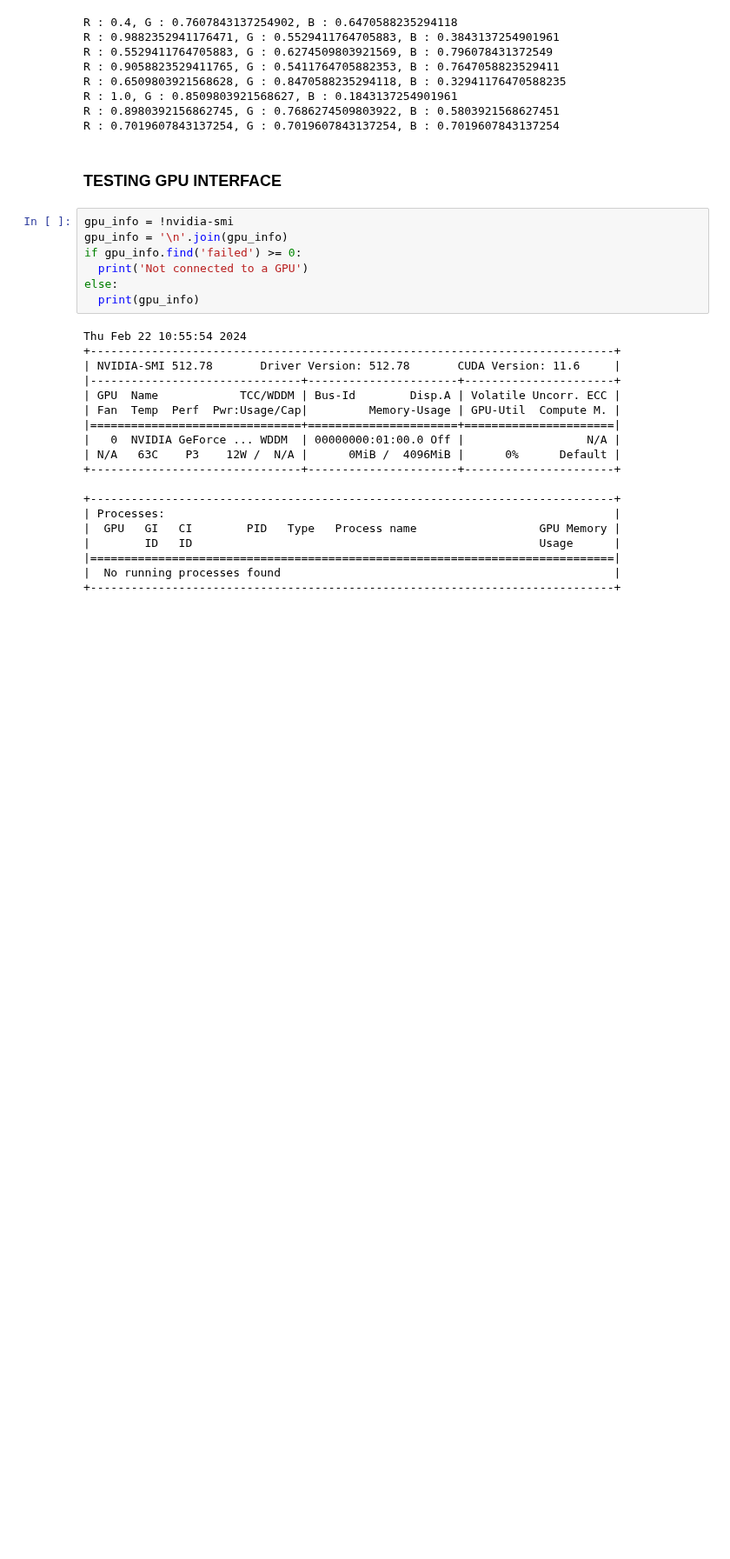
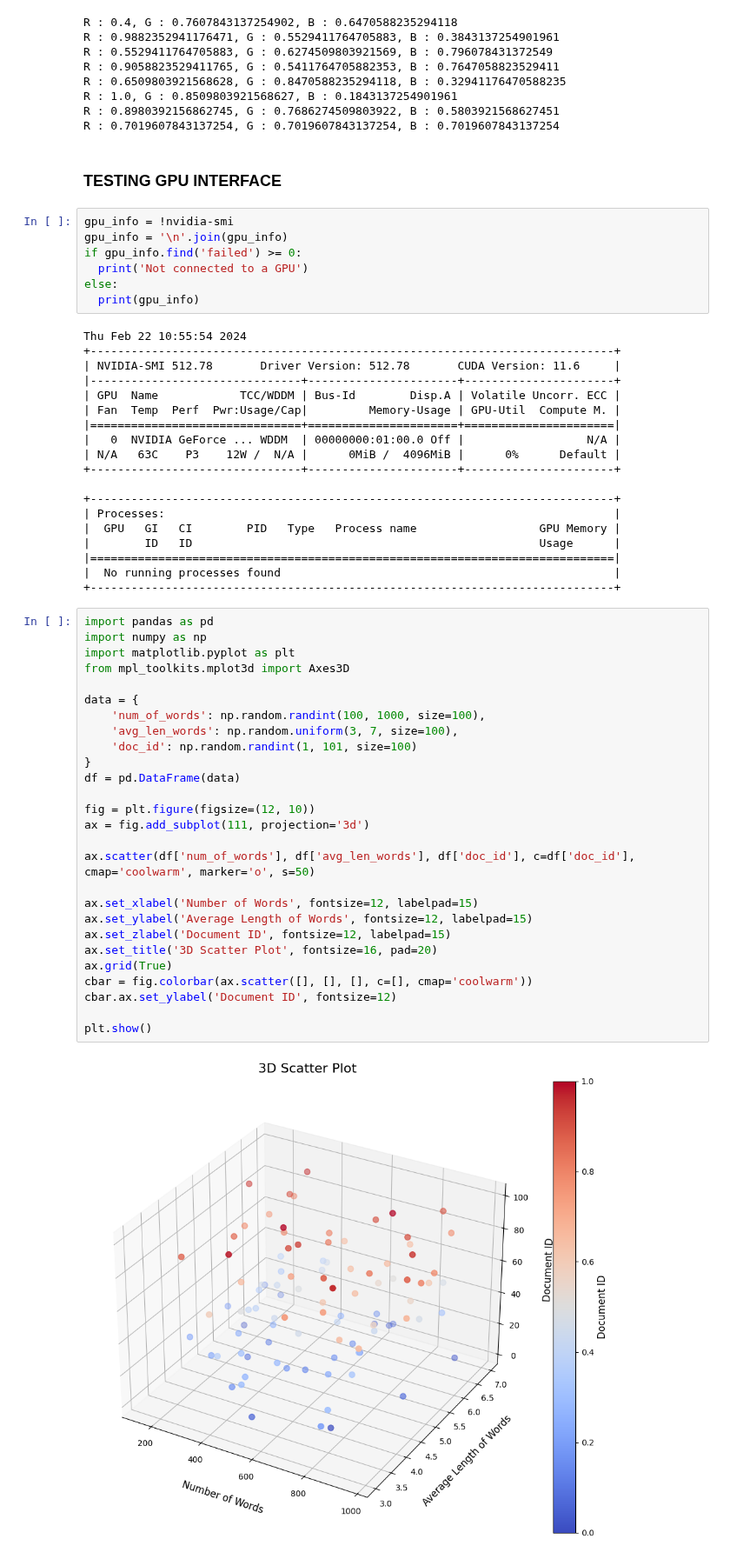
Before and after one commit to AKHILESH200/PersonifiedScriptWriter, a Jupyter notebook: phase-1-cerf/1.ipynb, the cells around one changed output. Shown at 87% size. Cells and saved outputs as stored; diff of their text form; blank space fills up the shorter version.

```diff
--- a/phase-1-cerf/1.ipynb
+++ b/phase-1-cerf/1.ipynb
@@ -68,3 +68,32 @@ Thu Feb 22 10:55:54 2024
 |=============================================================================|
 |  No running processes found                                                 |
 +-----------------------------------------------------------------------------+
+# %%
+import pandas as pd
+import numpy as np
+import matplotlib.pyplot as plt
+from mpl_toolkits.mplot3d import Axes3D
+
+data = {
+    'num_of_words': np.random.randint(100, 1000, size=100),
+    'avg_len_words': np.random.uniform(3, 7, size=100),
+    'doc_id': np.random.randint(1, 101, size=100)
+}
+df = pd.DataFrame(data)
+
+fig = plt.figure(figsize=(12, 10))
+ax = fig.add_subplot(111, projection='3d')
+
+ax.scatter(df['num_of_words'], df['avg_len_words'], df['doc_id'], c=df['doc_id'], cmap='coolwarm', marker='o', s=50)
+
+ax.set_xlabel('Number of Words', fontsize=12, labelpad=15)
+ax.set_ylabel('Average Length of Words', fontsize=12, labelpad=15)
+ax.set_zlabel('Document ID', fontsize=12, labelpad=15)
+ax.set_title('3D Scatter Plot', fontsize=16, pad=20)
+ax.grid(True)
+cbar = fig.colorbar(ax.scatter([], [], [], c=[], cmap='coolwarm'))
+cbar.ax.set_ylabel('Document ID', fontsize=12)
+
+plt.show()
+# %% [output]
+[figure, added]
```
